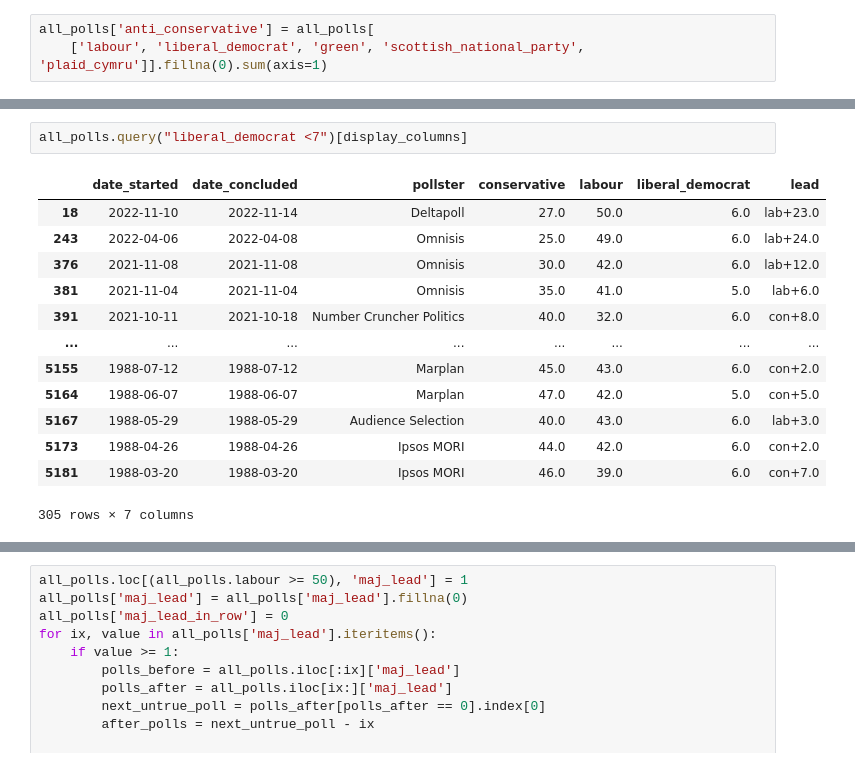
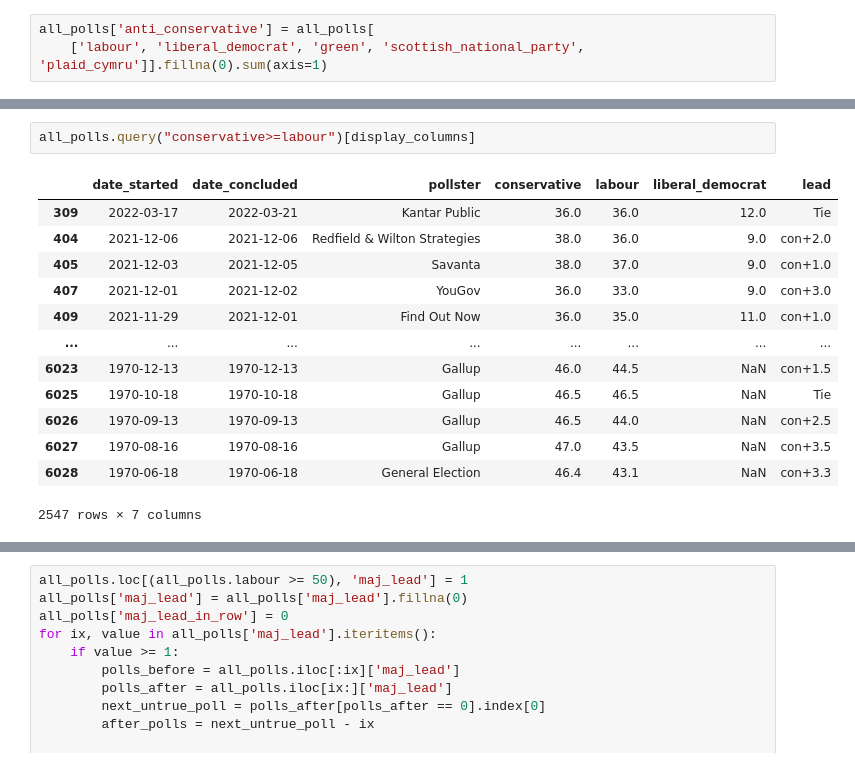
Before and after one commit to AndyLawton/uk_general_election_polls, a Jupyter notebook: main.ipynb, the cells around one changed output, grey strips where cells are left out. Cells and saved outputs as stored; diff of their text form.

```diff
--- a/main.ipynb
+++ b/main.ipynb
@@ -54,18 +41,18 @@ all_polls[(all_polls.anti_conservative.fillna(0)) >= 75][
 # %%
-all_polls.query("liberal_democrat <7")[display_columns]
+all_polls.query("conservative>=labour")[display_columns]
 # %% [output]
 |  | date_started | date_concluded | pollster | conservative | labour | liberal_democrat | lead |
-| 18 | 2022-11-10 | 2022-11-14 | Deltapoll | 27.0 | 50.0 | 6.0 | lab+23.0 |
-| 243 | 2022-04-06 | 2022-04-08 | Omnisis | 25.0 | 49.0 | 6.0 | lab+24.0 |
-| 376 | 2021-11-08 | 2021-11-08 | Omnisis | 30.0 | 42.0 | 6.0 | lab+12.0 |
-| 381 | 2021-11-04 | 2021-11-04 | Omnisis | 35.0 | 41.0 | 5.0 | lab+6.0 |
-| 391 | 2021-10-11 | 2021-10-18 | Number Cruncher Politics | 40.0 | 32.0 | 6.0 | con+8.0 |
+| 309 | 2022-03-17 | 2022-03-21 | Kantar Public | 36.0 | 36.0 | 12.0 | Tie |
+| 404 | 2021-12-06 | 2021-12-06 | Redfield & Wilton Strategies | 38.0 | 36.0 | 9.0 | con+2.0 |
+| 405 | 2021-12-03 | 2021-12-05 | Savanta | 38.0 | 37.0 | 9.0 | con+1.0 |
+| 407 | 2021-12-01 | 2021-12-02 | YouGov | 36.0 | 33.0 | 9.0 | con+3.0 |
+| 409 | 2021-11-29 | 2021-12-01 | Find Out Now | 36.0 | 35.0 | 11.0 | con+1.0 |
 | ... | ... | ... | ... | ... | ... | ... | ... |
-| 5155 | 1988-07-12 | 1988-07-12 | Marplan | 45.0 | 43.0 | 6.0 | con+2.0 |
-| 5164 | 1988-06-07 | 1988-06-07 | Marplan | 47.0 | 42.0 | 5.0 | con+5.0 |
-| 5167 | 1988-05-29 | 1988-05-29 | Audience Selection | 40.0 | 43.0 | 6.0 | lab+3.0 |
-| 5173 | 1988-04-26 | 1988-04-26 | Ipsos MORI | 44.0 | 42.0 | 6.0 | con+2.0 |
-| 5181 | 1988-03-20 | 1988-03-20 | Ipsos MORI | 46.0 | 39.0 | 6.0 | con+7.0 |
+| 6023 | 1970-12-13 | 1970-12-13 | Gallup | 46.0 | 44.5 | NaN | con+1.5 |
+| 6025 | 1970-10-18 | 1970-10-18 | Gallup | 46.5 | 46.5 | NaN | Tie |
+| 6026 | 1970-09-13 | 1970-09-13 | Gallup | 46.5 | 44.0 | NaN | con+2.5 |
+| 6027 | 1970-08-16 | 1970-08-16 | Gallup | 47.0 | 43.5 | NaN | con+3.5 |
+| 6028 | 1970-06-18 | 1970-06-18 | General Election | 46.4 | 43.1 | NaN | con+3.3 |
-305 rows × 7 columns
+2547 rows × 7 columns
 # %%
 all_polls.query("liberal_democrat + 4 > conservative")[display_columns]
```
Also changed, not shown: parts of 44 cells of this notebook, 10 other files.
